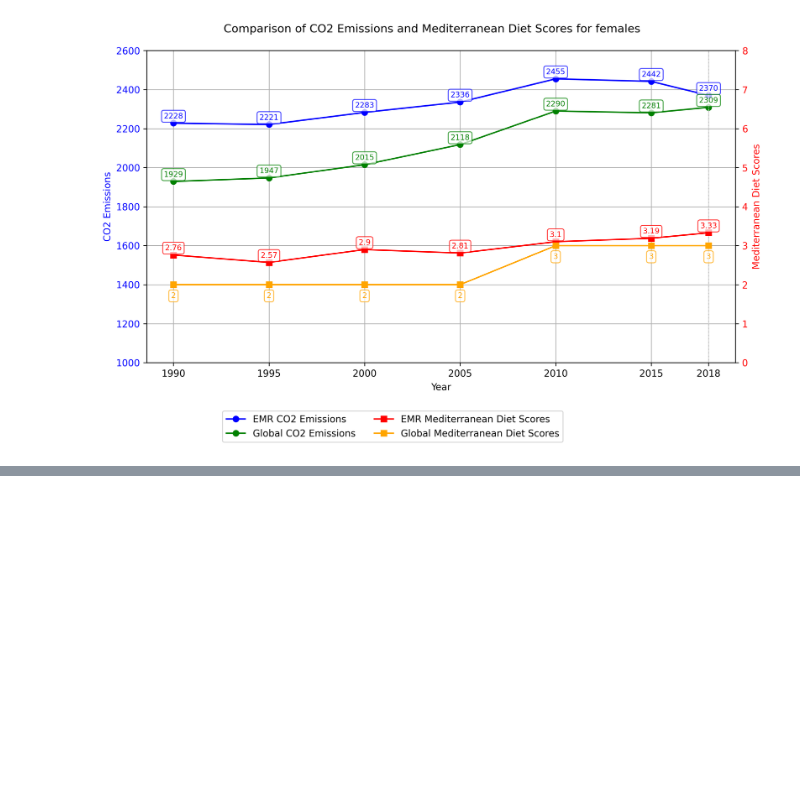
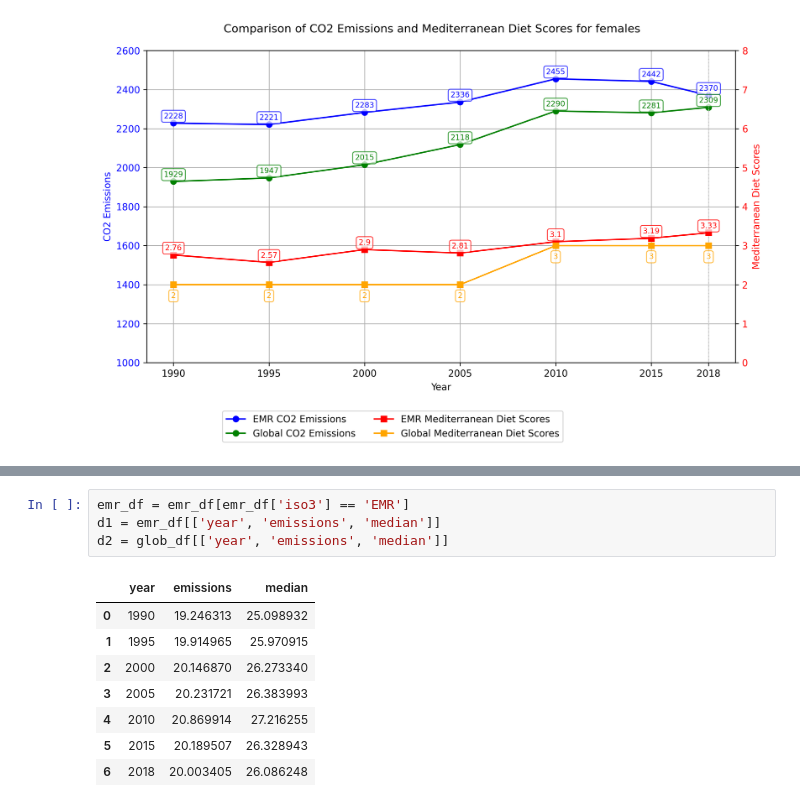
Before and after one commit to iMaatin/climate_change, a Jupyter notebook: vis.ipynb, the cells around one changed output, grey strips where cells are left out. Saved outputs shown, nothing was run; the diff lists cells and outputs as text; blank space fills up the shorter version.

```diff
--- a/vis.ipynb
+++ b/vis.ipynb
@@ -454,0 +522,13 @@ medit_plots(emr_co2, global_co2, emr_medit_females, glo_medit_females, 'Mediterr
+# %%
+emr_df = emr_df[emr_df['iso3'] == 'EMR']
+d1 = emr_df[['year', 'emissions', 'median']]
+d2 = glob_df[['year', 'emissions', 'median']]
+# %% [output]
+|  | year | emissions | median |
+| 0 | 1990 | 19.246313 | 25.098932 |
+| 1 | 1995 | 19.914965 | 25.970915 |
+| 2 | 2000 | 20.146870 | 26.273340 |
+| 3 | 2005 | 20.231721 | 26.383993 |
+| 4 | 2010 | 20.869914 | 27.216255 |
+| 5 | 2015 | 20.189507 | 26.328943 |
+| 6 | 2018 | 20.003405 | 26.086248 |
```
Also changed, not shown: parts of 7 cells of this notebook, 1 other file.
